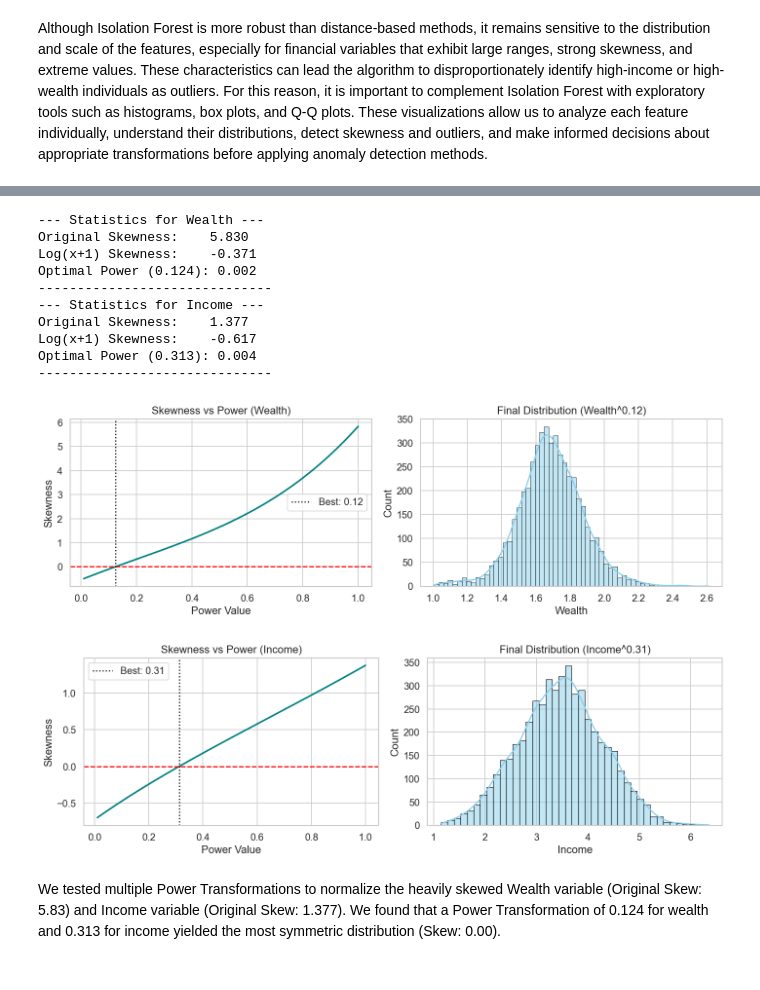
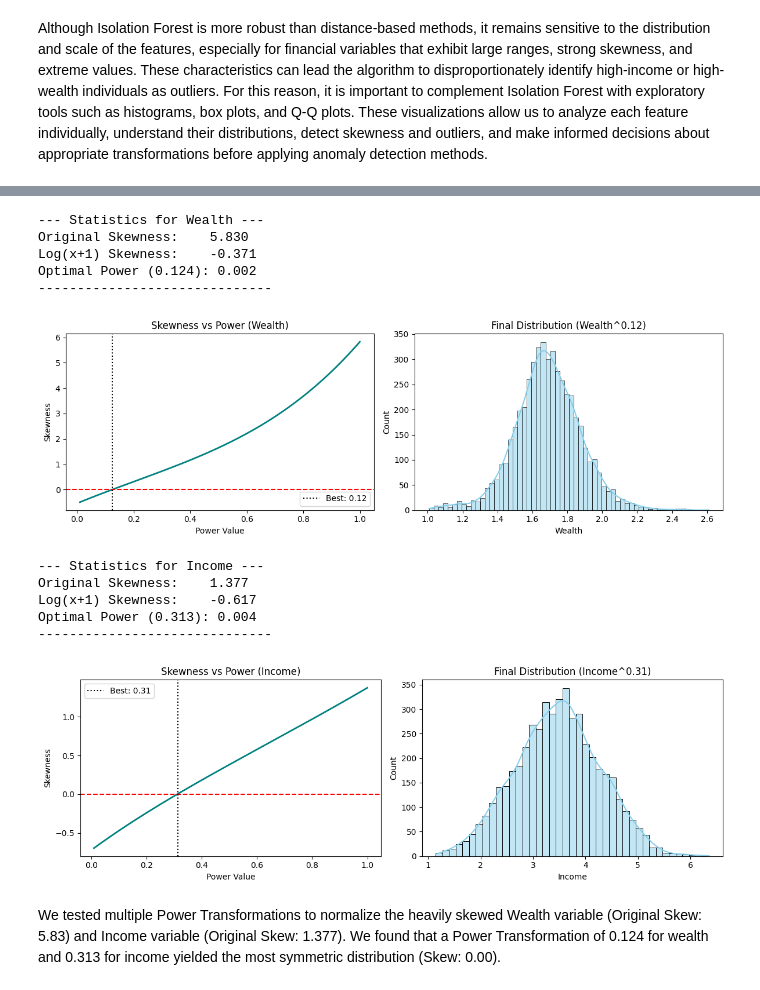
Before and after one commit to JoeChen322/Fintech, a Jupyter notebook: EDA.ipynb, the cells around one changed output, grey strips where cells are left out. Cells and saved outputs as stored; diff of their text form; code cells hidden in the pictures.

```diff
--- a/EDA.ipynb
+++ b/EDA.ipynb
@@ -1113,16 +417,23 @@ def prepare_binary_targets(
 # %%
-prepared_Y = prepare_binary_targets(data=Y, targets_metadata_df=targets_metadata_df)
+Y_clean, targets_metadata_df, kept_index, dropped_rows, audit_lines_Y = (
+    prepare_binary_targets(data=Y, targets_metadata_df=targets_metadata_df)
+)
 
 # We filter raw X based on the rows retained in Y
-X_filtered = X.loc[prepared_Y.kept_index].copy()
+X_filtered = X.loc[kept_index].copy()
 
-prepared_X = clean_and_audit_data(
-    data=X_filtered, features_metadata_df=features_metadata_df
-)
+(
+    X_clean,
+    features_metadata_df,
+    numeric_cols,
+    categorical_cols,
+    removed_zero_variance_cols,
+    near_zero_variance_cols,
+    audit_lines_X,
+) = clean_and_audit_data(data=X_filtered, features_metadata_df=features_metadata_df)
 
-# Sécurité finale : on réaligne Y sur les lignes réellement conservées dans X
-X_clean = prepared_X.X
-Y_clean = prepared_Y.Y.loc[X_clean.index].copy()
+# Final security: realign Y on the lines actually preserved in X
+Y_clean = Y_clean.loc[X_clean.index].copy()
 # %%
 X_clean.head()
 # %% [output]
@@ -1246,8 +642,8 @@ def detect_outliers_isolation_forest(
         audit_lines.append("Outliers removed from returned datasets: no")
 
     return OutlierDetectionResult(
-        X_inliers=X,
-        Y_inliers=Y,
+        X_inliers=X_inliers,
+        Y_inliers=Y_inliers,
         full_outlier_labels=labels_series,
         full_anomaly_scores=scores_series,
         outlier_count=outlier_count,
@@ -1624,12 +1215,12 @@ for col in targets:
     orig_skew = skew(data_clean)
     log_skew = skew(np.log1p(data_clean))
 
-    # 1 & 2. Iterate and calculate skewness for Power search
+    # Iterate and calculate skewness for Power search
     for p in powers:
         transformed_data = np.power(data_clean, p)
         skewness_results.append(skew(transformed_data))
 
-    # 3. Find optimal power
+    # Find optimal power
     best_index = np.argmin(np.abs(skewness_results))
     best_power = powers[best_index]
     best_powers[col] = best_power
@@ -1641,51 +1232,46 @@ for col in targets:
     print(f"Optimal Power ({best_power:.3f}): {skewness_results[best_index]:.3f}")
     print("-" * 30)
 
-    # 4 & 5. Visualization
+    # Visualization
     plt.figure(figsize=(12, 4))
 
     # Skewness Curve
     plt.subplot(1, 2, 1)
     plt.plot(powers, skewness_results, color="teal", lw=2)
     plt.axhline(0, color="red", linestyle="--")
     plt.axvline(
         best_power, color="black", linestyle=":", label=f"Best: {best_power:.2f}"
     )
     plt.title(f"Skewness vs Power ({col})")
     plt.xlabel("Power Value")
     plt.ylabel("Skewness")
     plt.legend()
 
     # Final Distribution
     plt.subplot(1, 2, 2)
     sns.histplot(
         np.power(data_clean, best_power), kde=True, color="skyblue", edgecolor="black"
     )
     plt.title(f"Final Distribution ({col}^{best_power:.2f})")
 
     plt.tight_layout()
-    plt.savefig(
-        os.path.join(figures_dir, "12_data_transformation_engineering.png"),
-        dpi=150,
-        bbox_inches="tight",
-    )
-plt.show()
+    plt.show()
 
 # Apply the transformations to the new columns
 for col, p in best_powers.items():
     outlier_result.X_inliers[f"{col}_pow"] = np.power(outlier_result.X_inliers[col], p)
 # %% [output]
 --- Statistics for Wealth ---
 Original Skewness:    5.830
 Log(x+1) Skewness:    -0.371
 Optimal Power (0.124): 0.002
 ------------------------------
---- Statistics for Income ---
-Original Skewness:    1.377
-Log(x+1) Skewness:    -0.617
-Optimal Power (0.313): 0.004
-------------------------------
-[figure, old version]
+[figure, new version]
+--- Statistics for Income ---
+Original Skewness:    1.377
+Log(x+1) Skewness:    -0.617
+Optimal Power (0.313): 0.004
+------------------------------
-[figure, old version]
+[figure, new version]
 # %% [markdown]
 We tested multiple Power Transformations to normalize the heavily skewed Wealth variable (Original Skew: 5.83) and Income variable (Original Skew: 1.377). We found that a Power Transformation of 0.124 for wealth and 0.313 for income yielded the most symmetric distribution (Skew: 0.00).
```
Also changed, not shown: parts of 100 cells of this notebook, 1 other file.
